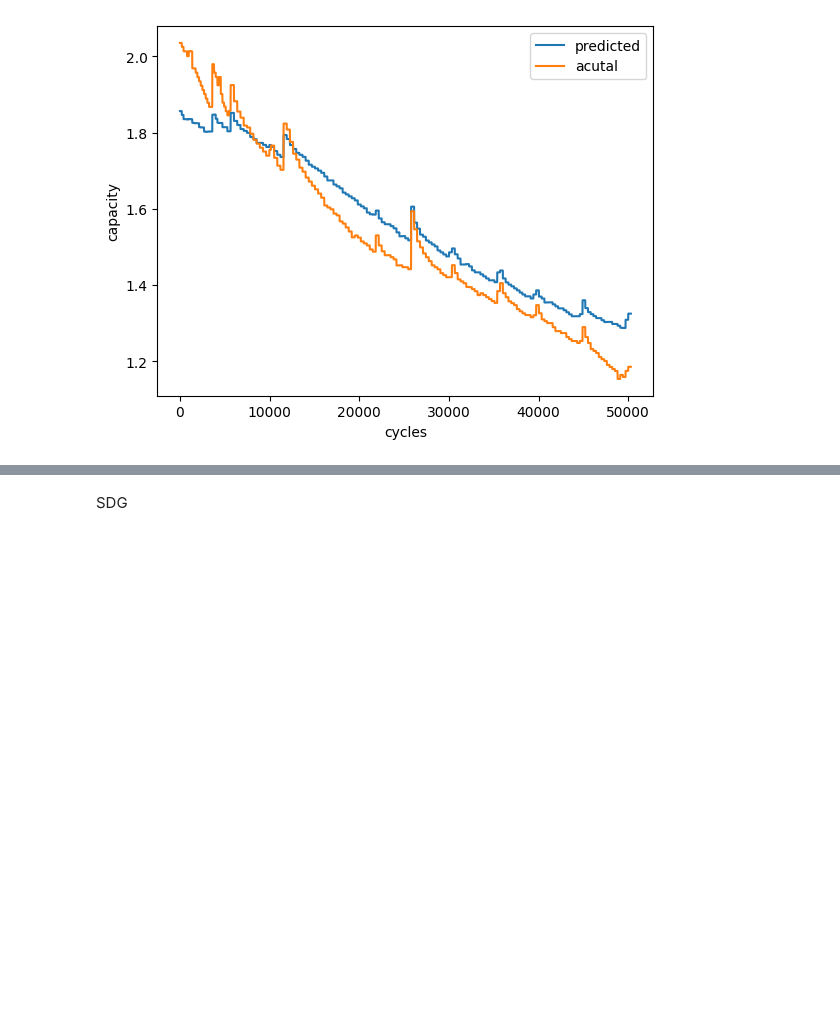
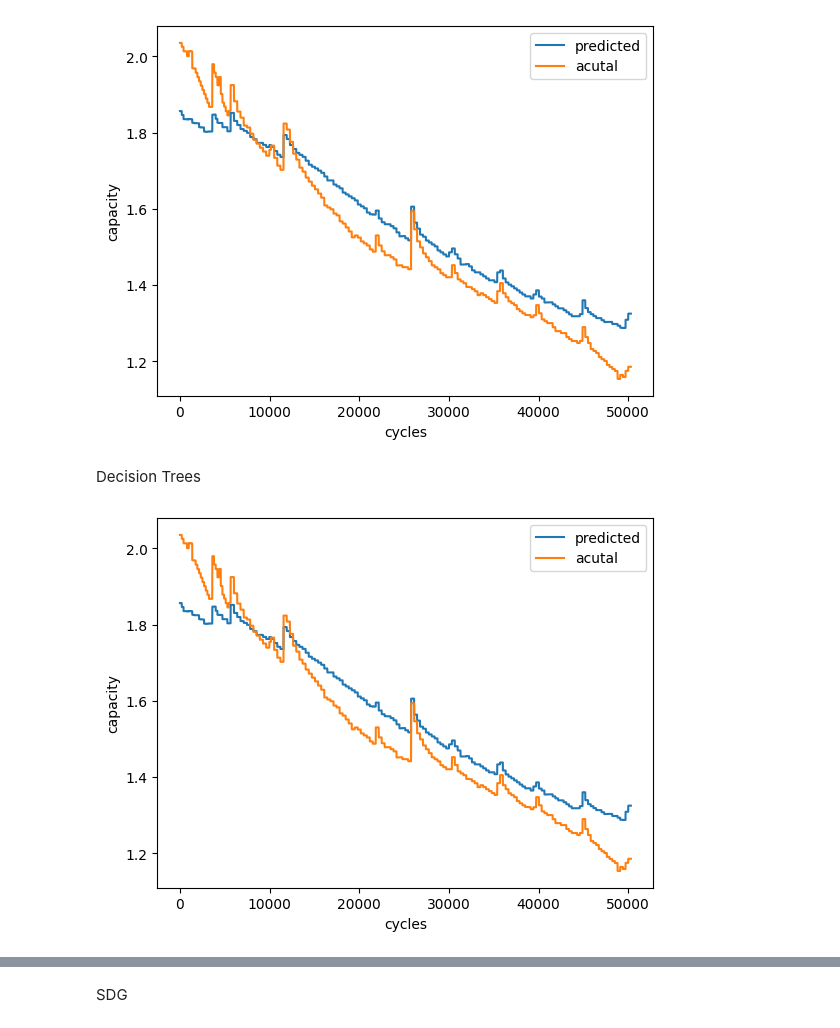
Before and after one commit to kostubhagarwal/battery_soh_predictor, a Jupyter notebook: script.ipynb, the cells around one changed output, grey strips where cells are left out. Cells and saved outputs as stored; diff of their text form; code cells hidden in the pictures; blank space fills up the shorter version.

Commit message:
trees

```diff
--- a/script.ipynb
+++ b/script.ipynb
@@ -167,3 +168,15 @@ rf_pred = pred(rf, v_X)
 graph(rf_pred, v_y)
 # %% [output]
 [figure]
+# %% [markdown]
+Decision Trees
+# %%
+dtr = DecisionTreeRegressor(max_depth=10)
+
+dtr.fit(t_X, t_y)
+
+dtr_pred = pred(dtr, v_X)
+
+graph(dtr_pred, v_y)
+# %% [output]
+[figure, added]
```
Also changed, not shown: parts of 4 cells of this notebook.
